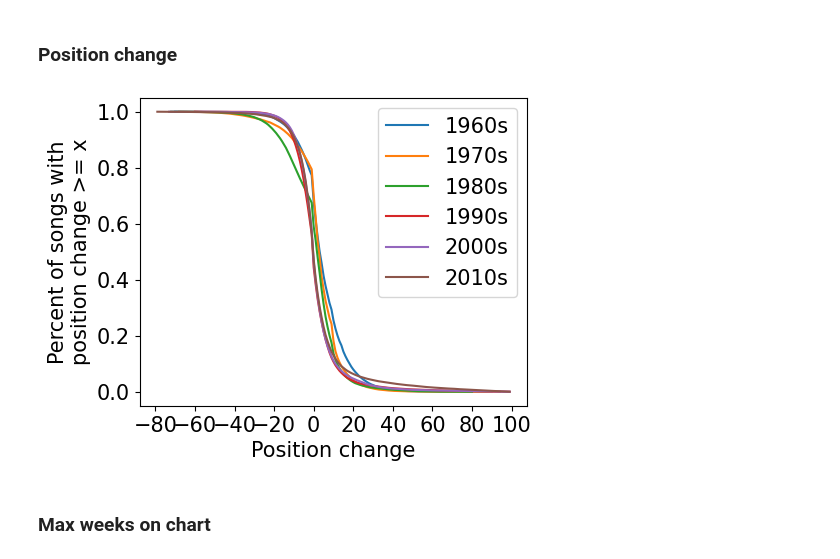
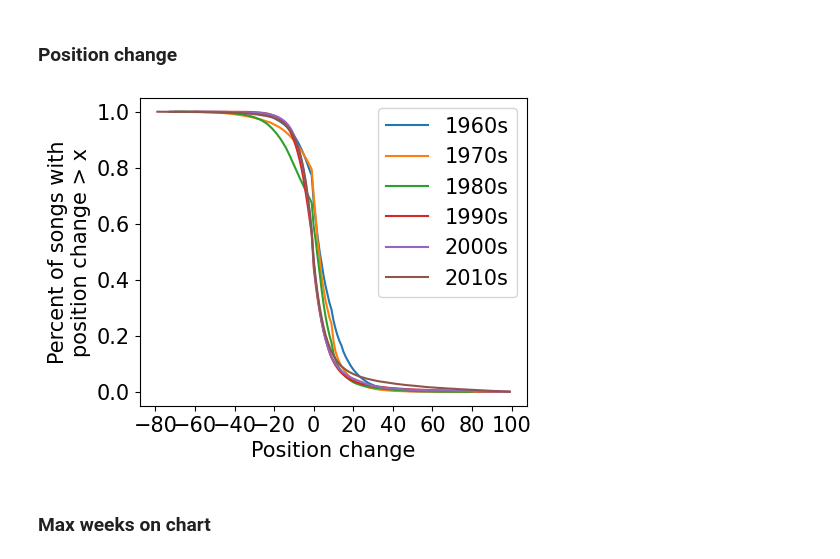
Before and after one commit to martalech/pop_charts_dynamics, a Jupyter notebook: decades_similarities.ipynb, the cells around one changed output. Drawn from its saved outputs; the diff is of its cells as text; code cells hidden in the pictures.

```diff
--- a/decades_similarities.ipynb
+++ b/decades_similarities.ipynb
@@ -533,26 +533,26 @@ billboard_hot_100_with_disappeared_songs["position_change"] = billboard_hot_100_
 # %%
 plt.figure(figsize=(5, 4))
 
 billboard_subset = billboard_hot_100_with_disappeared_songs[["year", "first_day_of_the_week", "position_change"]]
 
 for year in range(1960, 2020, 10):
     decade_subset = billboard_subset[(billboard_subset["year"] >= year) &\
         (billboard_subset["year"] < year + 10)]["position_change"]
     count_changes = decade_subset.value_counts().sort_index()
 
     cdf = count_changes.values.cumsum() / count_changes.values.sum()
     ccdf = 1 - cdf
 
     plt.plot(count_changes.index, ccdf, label=f"{year}s")
 
 plt.locator_params(axis='x', nbins=10)
 plt.legend()
 plt.xlabel("Position change")
-plt.ylabel("Percent of songs with\nposition change >= x")
+plt.ylabel("Percent of songs with\nposition change > x")
 plt.savefig("figures/ccdf_position_difference_distribution_decades.pdf", format="pdf", bbox_inches="tight")
 plt.show()
 # %% [output]
-[figure, old version]
+[figure, new version]
 # %% [markdown]
 ### Max weeks on chart
 # %%
```
Also changed, not shown: parts of 2 cells of this notebook, 3 other files.
